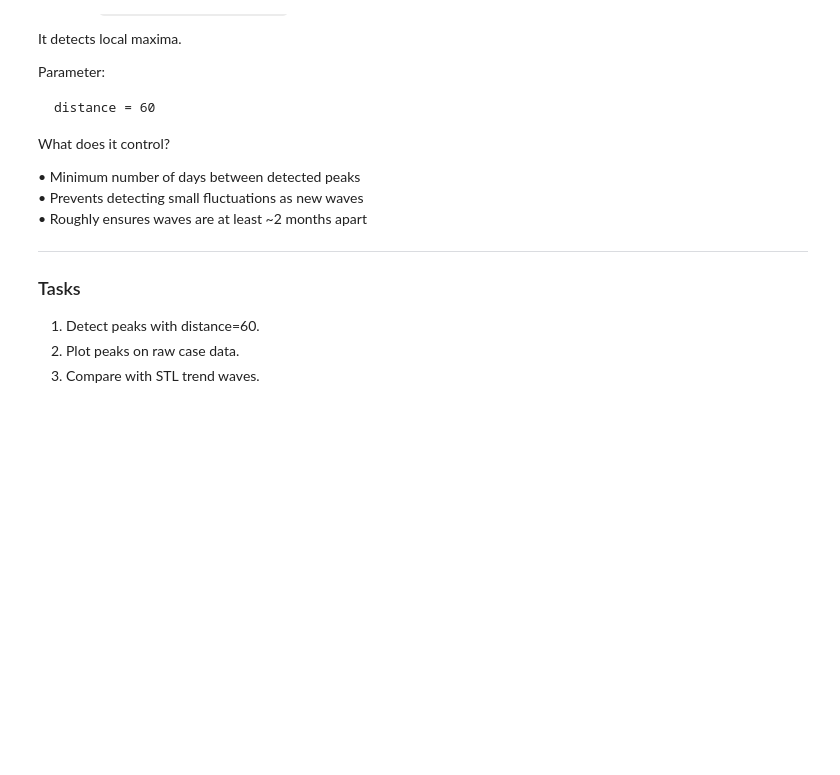
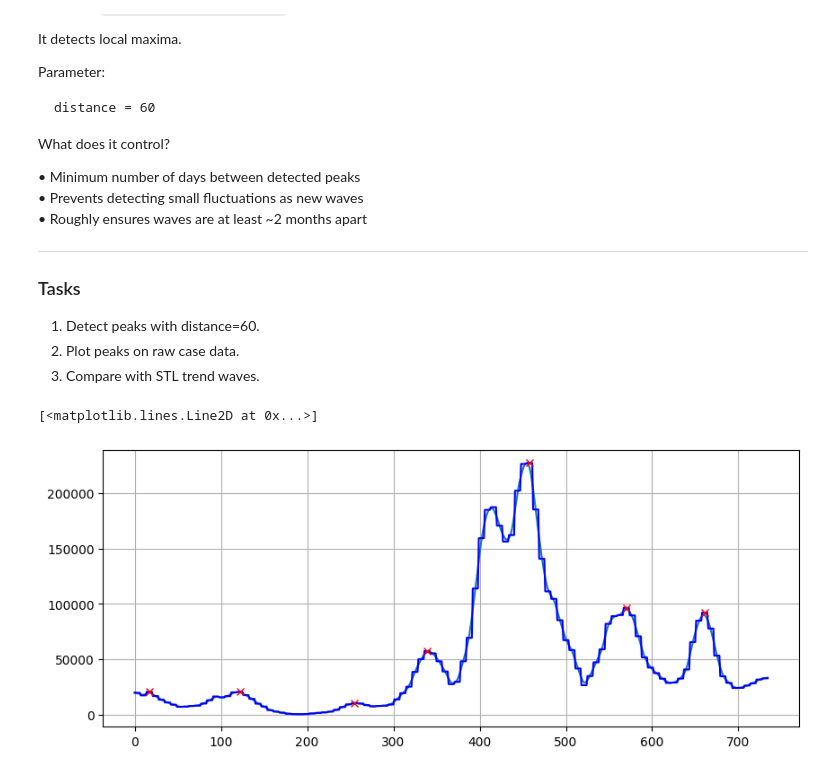
Before and after one commit to Programmierpeet/Biosignal-Abschlussprojekt, a Jupyter notebook: Projects/01_Session_Project_Student.ipynb, the cells around one changed output. Saved outputs shown, nothing was run; the diff lists cells and outputs as text; code cells hidden in the pictures; blank space fills up the shorter version.

```diff
--- a/Projects/01_Session_Project_Student.ipynb
+++ b/Projects/01_Session_Project_Student.ipynb
@@ -327,0 +370,10 @@ Does biological shift (variant) matter more than policy?
+# %%
+# is_anomaly ~ stringency + vaccination + variant
+df["is_anomaly"] = 0
+df.loc[anomaly_idx_robust_z, "is_anomaly"] = 1
+
+mod = smf.ols(formula='is_anomaly ~ stringency_index + people_vaccinated_per_hundred + variant', data=df)
+
+res = mod.fit()
+
+print(res.summary())
@@ -350,3 +422,15 @@ What does it control?
 1. Detect peaks with distance=60.
 2. Plot peaks on raw case data.
 3. Compare with STL trend waves.
+# %%
+peaks, _ = find_peaks(df['new_cases_smoothed'], distance=60)
+
+stl_raw = STL(df["new_cases_smoothed"], period = 7)
+res_raw = stl_raw.fit()
+plt.plot(res_raw.trend)
+
+plt.plot(df['new_cases_smoothed'], c = 'blue')
+plt.plot(peaks, df['new_cases_smoothed'][peaks], "x", c='red')
+# %% [output]
+[<matplotlib.lines.Line2D at 0x...>]
+[figure, added]
```
Also changed, not shown: parts of 6 cells of this notebook.
